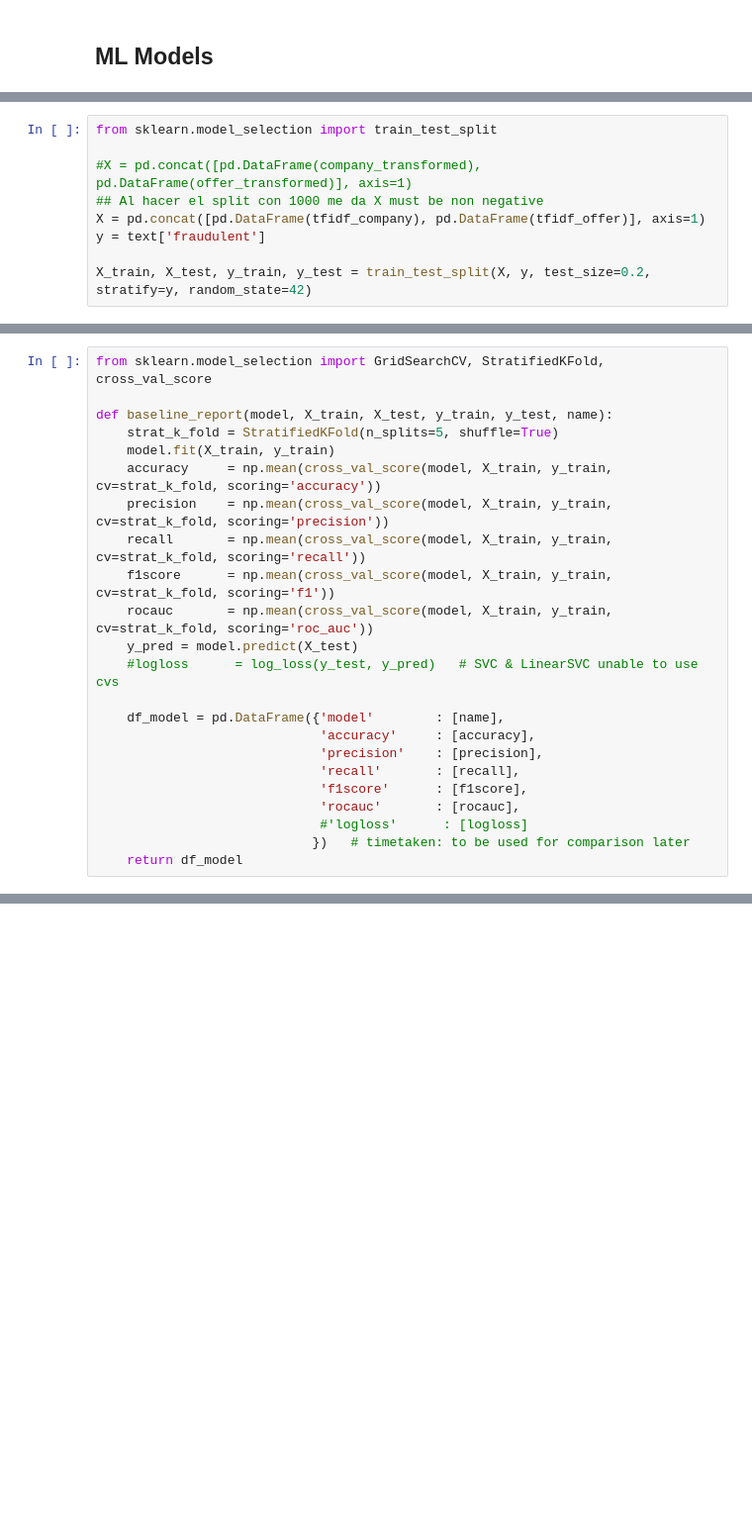
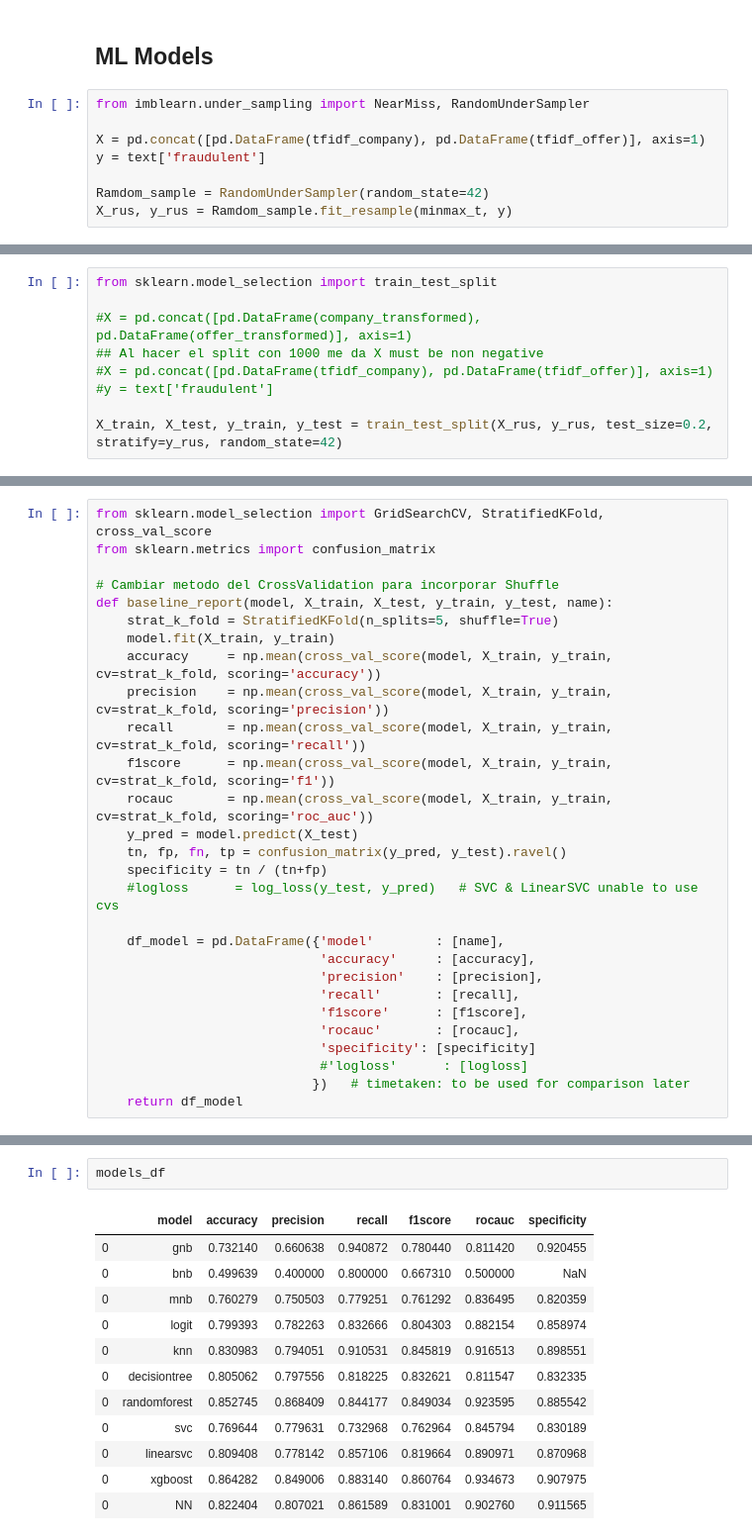
Before and after one commit to mikongame/Module-3-Project-2-ML-Fraud-Detection, a Jupyter notebook: your-code/text_manipulation.ipynb, the cells around one changed output, grey strips where cells are left out. Shown: that part at 99% size. Saved outputs shown, nothing was run; the diff lists cells and outputs as text; blank space fills up the shorter version.

```diff
--- a/your-code/text_manipulation.ipynb
+++ b/your-code/text_manipulation.ipynb
@@ -168,2 +209,10 @@ offer_transformed = transformer.transform(tfidf_offer[0:1000].toarray())
 # %% [markdown]
 ## ML Models
+# %%
+from imblearn.under_sampling import NearMiss, RandomUnderSampler
+
+X = pd.concat([pd.DataFrame(tfidf_company), pd.DataFrame(tfidf_offer)], axis=1)
+y = text['fraudulent']
+
+Ramdom_sample = RandomUnderSampler(random_state=42)
+X_rus, y_rus = Ramdom_sample.fit_resample(minmax_t, y)
@@ -172,7 +224,7 @@ from sklearn.model_selection import train_test_split
 
 #X = pd.concat([pd.DataFrame(company_transformed), pd.DataFrame(offer_transformed)], axis=1)
 ## Al hacer el split con 1000 me da X must be non negative
-X = pd.concat([pd.DataFrame(tfidf_company), pd.DataFrame(tfidf_offer)], axis=1)
-y = text['fraudulent']
+#X = pd.concat([pd.DataFrame(tfidf_company), pd.DataFrame(tfidf_offer)], axis=1)
+#y = text['fraudulent']
 
-X_train, X_test, y_train, y_test = train_test_split(X, y, test_size=0.2, stratify=y, random_state=42)
+X_train, X_test, y_train, y_test = train_test_split(X_rus, y_rus, test_size=0.2, stratify=y_rus, random_state=42)
@@ -179,6 +233,8 @@ X_train, X_test, y_train, y_test = train_test_split(X, y, test_size=0.2, stratif
 # %%
 from sklearn.model_selection import GridSearchCV, StratifiedKFold, cross_val_score
+from sklearn.metrics import confusion_matrix
 
+# Cambiar metodo del CrossValidation para incorporar Shuffle
 def baseline_report(model, X_train, X_test, y_train, y_test, name):
     strat_k_fold = StratifiedKFold(n_splits=5, shuffle=True)
     model.fit(X_train, y_train)
@@ -188,6 +244,8 @@ def baseline_report(model, X_train, X_test, y_train, y_test, name):
     f1score      = np.mean(cross_val_score(model, X_train, y_train, cv=strat_k_fold, scoring='f1'))
     rocauc       = np.mean(cross_val_score(model, X_train, y_train, cv=strat_k_fold, scoring='roc_auc'))
     y_pred = model.predict(X_test)
+    tn, fp, fn, tp = confusion_matrix(y_pred, y_test).ravel()
+    specificity = tn / (tn+fp)
     #logloss      = log_loss(y_test, y_pred)   # SVC & LinearSVC unable to use cvs
 
     df_model = pd.DataFrame({'model'        : [name],
@@ -196,6 +254,7 @@ def baseline_report(model, X_train, X_test, y_train, y_test, name):
                              'recall'       : [recall],
                              'f1score'      : [f1score],
                              'rocauc'       : [rocauc],
+                             'specificity': [specificity]
                              #'logloss'      : [logloss]
                             })   # timetaken: to be used for comparison later
     return df_model
@@ -225,0 +284,15 @@ models_df
+# %%
+models_df
+# %% [output]
+|  | model | accuracy | precision | recall | f1score | rocauc | specificity |
+| 0 | gnb | 0.732140 | 0.660638 | 0.940872 | 0.780440 | 0.811420 | 0.920455 |
+| 0 | bnb | 0.499639 | 0.400000 | 0.800000 | 0.667310 | 0.500000 | NaN |
+| 0 | mnb | 0.760279 | 0.750503 | 0.779251 | 0.761292 | 0.836495 | 0.820359 |
+| 0 | logit | 0.799393 | 0.782263 | 0.832666 | 0.804303 | 0.882154 | 0.858974 |
+| 0 | knn | 0.830983 | 0.794051 | 0.910531 | 0.845819 | 0.916513 | 0.898551 |
+| 0 | decisiontree | 0.805062 | 0.797556 | 0.818225 | 0.832621 | 0.811547 | 0.832335 |
+| 0 | randomforest | 0.852745 | 0.868409 | 0.844177 | 0.849034 | 0.923595 | 0.885542 |
+| 0 | svc | 0.769644 | 0.779631 | 0.732968 | 0.762964 | 0.845794 | 0.830189 |
+| 0 | linearsvc | 0.809408 | 0.778142 | 0.857106 | 0.819664 | 0.890971 | 0.870968 |
+| 0 | xgboost | 0.864282 | 0.849006 | 0.883140 | 0.860764 | 0.934673 | 0.907975 |
+| 0 | NN | 0.822404 | 0.807021 | 0.861589 | 0.831001 | 0.902760 | 0.911565 |
```
Also changed, not shown: parts of 25 cells of this notebook.
